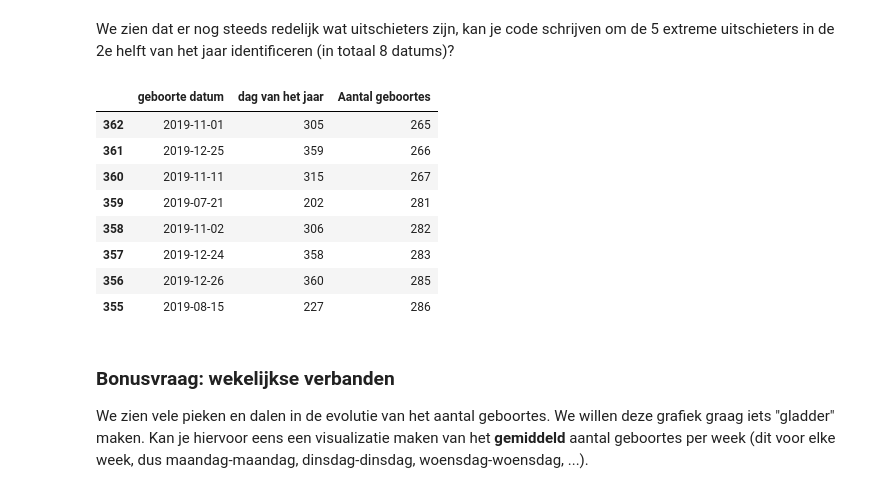
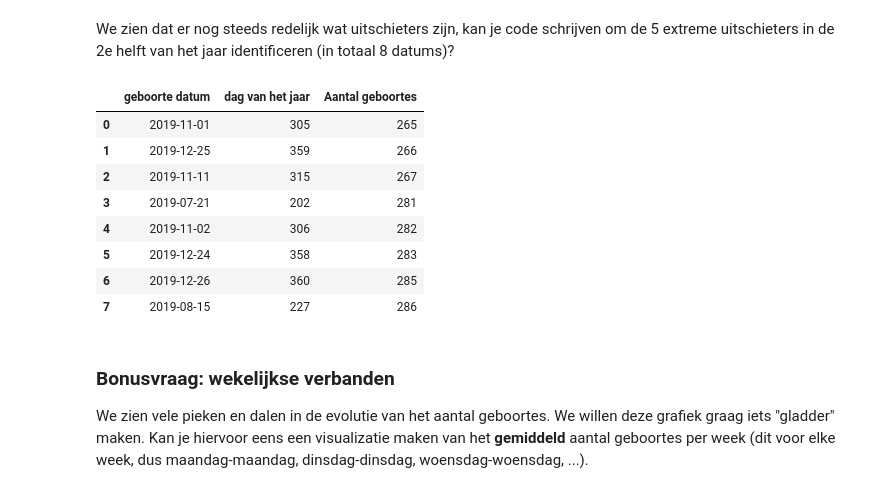
Before and after one commit to PhilippeGiorgino/syntra-examen-2024, a Jupyter notebook: notebooks/PhilippeGiorgino-syntra-examen-2024-deel1.ipynb, the cells around one changed output. Saved outputs shown, nothing was run; the diff lists cells and outputs as text; code cells hidden in the pictures.

```diff
--- a/notebooks/PhilippeGiorgino-syntra-examen-2024-deel1.ipynb
+++ b/notebooks/PhilippeGiorgino-syntra-examen-2024-deel1.ipynb
@@ -234,3 +162,5 @@ memory usage: 4.1+ MB
+# %%
+geboortes = clean_df(geboortes)
 # %% [markdown]
 ## Stap 2: Dagelijks aantal geboortes bekijken
 #### Vraag 1: Maak een plot van het aantal geboortes per dag van het jaar.
@@ -279,17 +185,15 @@ Name: geboorte datum, dtype: int64
 # %%
 # Calculate average birth count
-avg_births = geboortes['geboorte datum'].value_counts().mean()
+mean_geboortes = geboortes['geboorte datum'].value_counts().mean()
 
 # Calculate 50% threshold
-threshold = avg_births * 0.5
+threshold = mean_geboortes * 0.5
 
 # Group by date and calculate birth counts
-birth_counts = geboortes.groupby('geboorte datum')['geboorte datum'].count()
+geboortes_per_dag = geboortes.groupby('geboorte datum')['geboorte datum'].count()
 
 # Identify outliers in groupby object based on threshold
-outlier_dates = birth_counts[(birth_counts - avg_births).abs() > threshold].index.tolist()
+outlier_dates = geboortes_per_dag[(geboortes_per_dag - mean_geboortes).abs() > threshold].index.tolist()
 
-# Print outliers
-print("Outlier dates:")
-print(outlier_dates)
+outlier_dates
 # %% [output]
@@ -350,0 +237,19 @@ plt.show()
+# %%
+# Calculate limit provided on plot in assignment
+lower_limit = (geboortes_clean.groupby('dag van het jaar')
+                                        .size()
+                                        .mean()
+                                        - 2.2*geboortes_clean.groupby('dag van het jaar')
+                                        .size()
+                                        .std())
+
+# Plot the number of births per day and the lower limit
+fig, ax = plt.subplots()
+
+(geboortes_clean.groupby('dag van het jaar')
+    .size()
+    .plot(ax = ax, label = 'Aantal Geboortes'))
+
+ax.set_title('Aantal geboortes per dag van het jaar')
+ax.axhline(lower_limit, color='r', linestyle='--', label='Outlier ondergrens')
+ax.legend()
@@ -352,24 +260,26 @@ plt.show()
  We zien dat er nog steeds redelijk wat uitschieters zijn, kan je code schrijven om de 5 extreme uitschieters in de 2e helft van het jaar identificeren (in totaal 8 datums)?
 # %%
 # Creating a dataframe with the number of births per day and the requested columns
-extreme_outliers = (geboortes[['geboorte datum', 'dag van het jaar']].value_counts()
-                                                 .reset_index()
-                                                 .rename(columns={'count':'Aantal geboortes'})
-                                                 .sort_values(by='Aantal geboortes', ascending=True))
+extreme_outliers = (geboortes_clean[['geboorte datum', 'dag van het jaar']].value_counts()
+                                                    .reset_index()
+                                                    .rename(columns={'count':'Aantal geboortes'})
+                                                    .sort_values(by='Aantal geboortes', ascending=True)
+                                                    .reset_index(drop=True))
 
 # Filtering the dataframe to only include days with less than 290 births
-extreme_outliers = extreme_outliers[extreme_outliers['Aantal geboortes'] < 290]
+extreme_outliers = extreme_outliers[extreme_outliers['Aantal geboortes'] < lower_limit]
+
 extreme_outliers
 # %% [output]
 |  | geboorte datum | dag van het jaar | Aantal geboortes |
-| 362 | 2019-11-01 | 305 | 265 |
-| 361 | 2019-12-25 | 359 | 266 |
-| 360 | 2019-11-11 | 315 | 267 |
-| 359 | 2019-07-21 | 202 | 281 |
-| 358 | 2019-11-02 | 306 | 282 |
-| 357 | 2019-12-24 | 358 | 283 |
-| 356 | 2019-12-26 | 360 | 285 |
-| 355 | 2019-08-15 | 227 | 286 |
+| 0 | 2019-11-01 | 305 | 265 |
+| 1 | 2019-12-25 | 359 | 266 |
+| 2 | 2019-11-11 | 315 | 267 |
+| 3 | 2019-07-21 | 202 | 281 |
+| 4 | 2019-11-02 | 306 | 282 |
+| 5 | 2019-12-24 | 358 | 283 |
+| 6 | 2019-12-26 | 360 | 285 |
+| 7 | 2019-08-15 | 227 | 286 |
 # %% [markdown]
 ### Bonusvraag: wekelijkse verbanden
 
```
Also changed, not shown: parts of 25 cells of this notebook, 3 other files.
